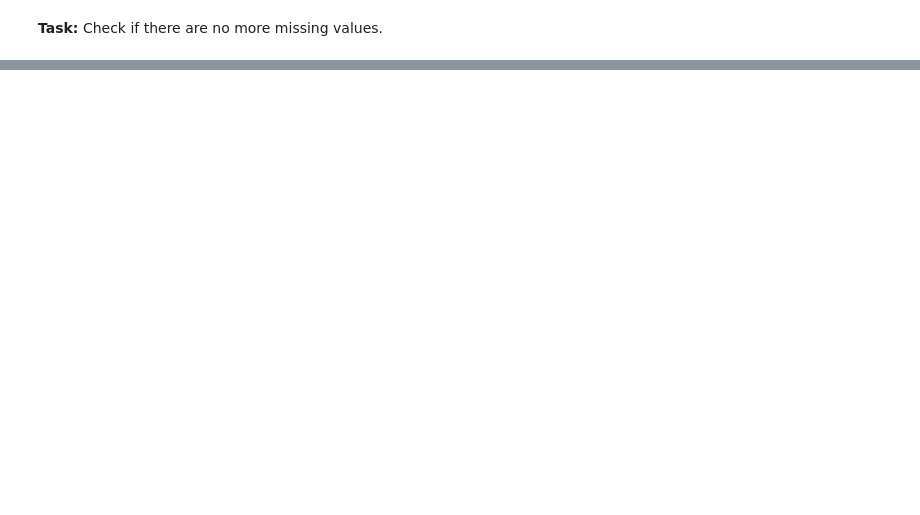
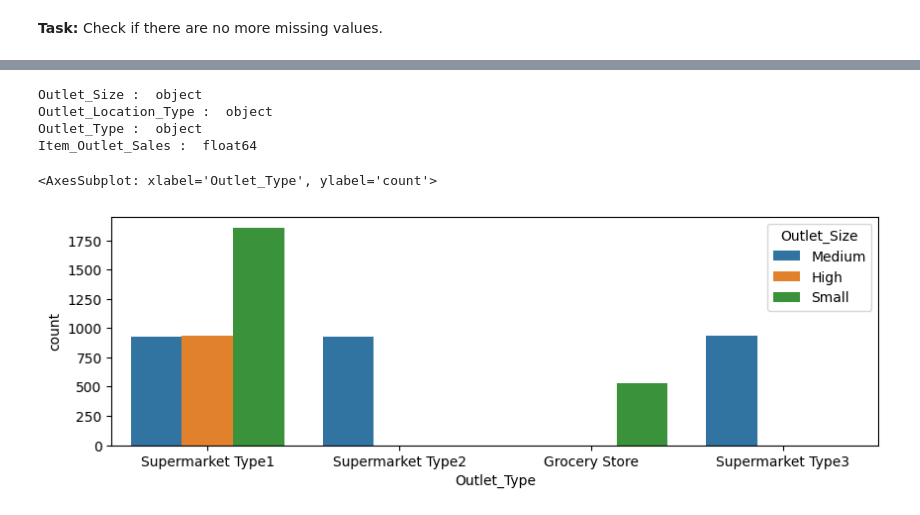
Before and after one commit to silvhua-Lighthouse/2022-10-05-data_preparation_exercise, a Jupyter notebook: data_prep_exercise.ipynb, the cells around one changed output, grey strips where cells are left out. Drawn from its saved outputs; the diff is of its cells as text; code cells hidden in the pictures; blank space fills up the shorter version.

```diff
--- a/data_prep_exercise.ipynb
+++ b/data_prep_exercise.ipynb
@@ -103,0 +295,4 @@ This step typically involves imputing missing values and treating outliers.
+# %%
+# Get names of columsn with missing values
+columnsWithMissing = missingData[missingData.Percent > 0].index.tolist()
+CcolumnsWithMissing
@@ -103,0 +301,6 @@ This step typically involves imputing missing values and treating outliers.
+# %%
+# create new variables to indicate missing values in original data
+for column in columnsWithMissing:
+    data[column+'_missing_indicator'] = 0
+    data.loc[data[column].isnull(), column+'_missing_indicator'] = 1
+data.head(2)
@@ -103,0 +311,9 @@ This step typically involves imputing missing values and treating outliers.
+# %%
+def estimateWeight(data):
+    """Obtain an estimated Item_Weight based on the mean item weight for the given Item_Type
+
+    Argument:
+    dataframe
+    """
+    data.loc[:,'Item_Weight'] = data['Item_Weight'].mean()
+    return data
@@ -103,0 +332,4 @@ This step typically involves imputing missing values and treating outliers.
+# %%
+# 2022-10-05 22:04
+data_filled = data.groupby('Item_Type',group_keys=False).apply(lambda x: estimateWeight(x))
+data_filled
@@ -105,0 +454,12 @@ This step typically involves imputing missing values and treating outliers.
+# %%
+data_filled.columns
+# Bivariate analyses to explore with Outlet_Size
+
+variables = ['Outlet_Size', 'Outlet_Location_Type','Outlet_Type', 'Item_Outlet_Sales']
+for variable in variables:
+    print(variable,': ', data_filled[variable].dtype)
+# %% [output]
+Outlet_Size :  object
+Outlet_Location_Type :  object
+Outlet_Type :  object
+Item_Outlet_Sales :  float64
@@ -105,0 +469,7 @@ This step typically involves imputing missing values and treating outliers.
+# %%
+# Make bar graphs
+fig, ax = plt.subplots(figsize=(10,3))
+sns.countplot(data=data_filled,x='Outlet_Type',hue='Outlet_Size')
+# %% [output]
+<AxesSubplot: xlabel='Outlet_Type', ylabel='count'>
+[figure, added]
```
Also changed, not shown: parts of 33 cells of this notebook.
